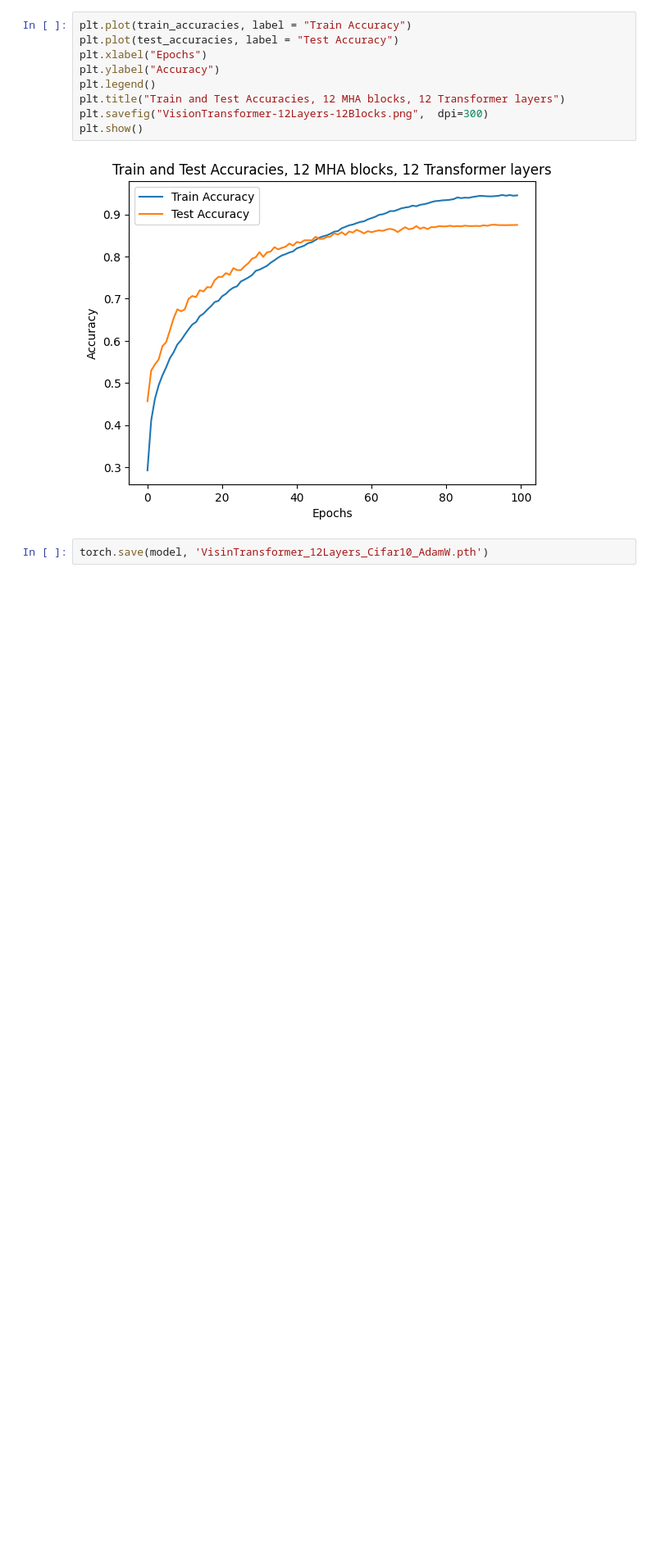
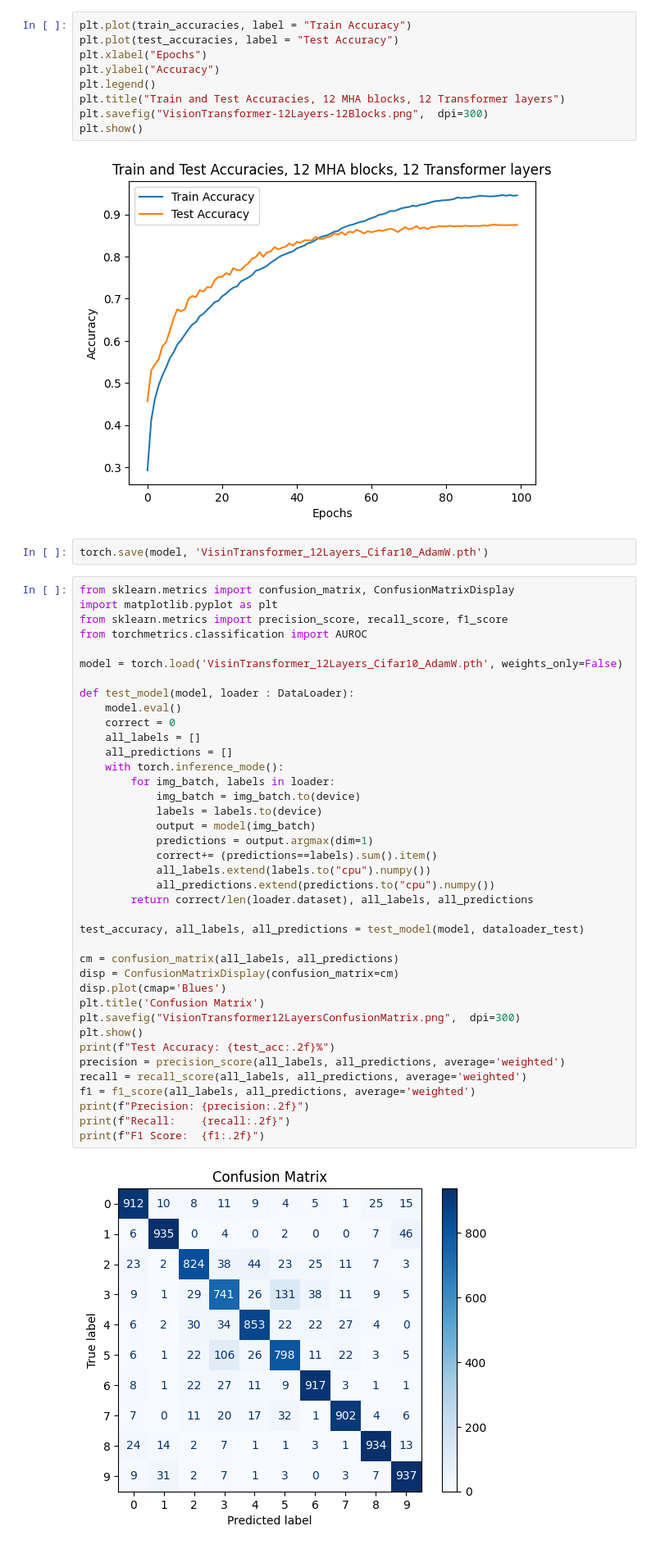
Before and after one commit to nishitmv/ML, a Jupyter notebook: VisionTransformer-12Layers.ipynb, the cells around one changed output. Shown: that part at 82% size. Drawn from its saved outputs; the diff is of its cells as text; blank space fills up the shorter version.

```diff
--- a/VisionTransformer-12Layers.ipynb
+++ b/VisionTransformer-12Layers.ipynb
@@ -323,3 +323,44 @@ plt.show()
 [figure]
 # %%
 torch.save(model, 'VisinTransformer_12Layers_Cifar10_AdamW.pth')
+# %%
+from sklearn.metrics import confusion_matrix, ConfusionMatrixDisplay
+import matplotlib.pyplot as plt
+from sklearn.metrics import precision_score, recall_score, f1_score
+from torchmetrics.classification import AUROC
+
+model = torch.load('VisinTransformer_12Layers_Cifar10_AdamW.pth', weights_only=False)
+
+def test_model(model, loader : DataLoader):
+    model.eval()
+    correct = 0
+    all_labels = []
+    all_predictions = []
+    with torch.inference_mode():
+        for img_batch, labels in loader:
+            img_batch = img_batch.to(device)
+            labels = labels.to(device)
+            output = model(img_batch)
+            predictions = output.argmax(dim=1)
+            correct+= (predictions==labels).sum().item()
+            all_labels.extend(labels.to("cpu").numpy())
+            all_predictions.extend(predictions.to("cpu").numpy())
+        return correct/len(loader.dataset), all_labels, all_predictions
+
+test_accuracy, all_labels, all_predictions = test_model(model, dataloader_test)
+
+cm = confusion_matrix(all_labels, all_predictions)
+disp = ConfusionMatrixDisplay(confusion_matrix=cm)
+disp.plot(cmap='Blues')
+plt.title('Confusion Matrix')
+plt.savefig("VisionTransformer12LayersConfusionMatrix.png",  dpi=300)
+plt.show()
+print(f"Test Accuracy: {test_acc:.2f}%")
+precision = precision_score(all_labels, all_predictions, average='weighted')
+recall = recall_score(all_labels, all_predictions, average='weighted')
+f1 = f1_score(all_labels, all_predictions, average='weighted')
+print(f"Precision: {precision:.2f}")
+print(f"Recall:    {recall:.2f}")
+print(f"F1 Score:  {f1:.2f}")
+# %% [output]
+[figure, added]
```
Also changed, not shown: parts of 1 cell of this notebook.
